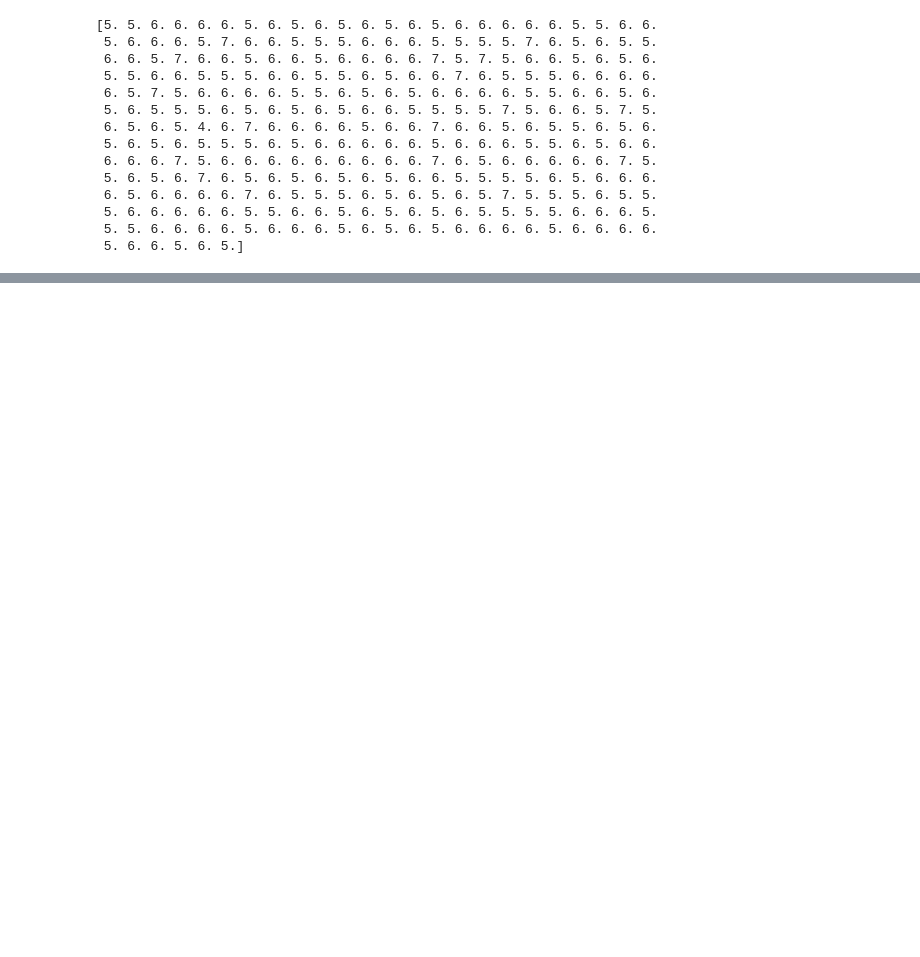
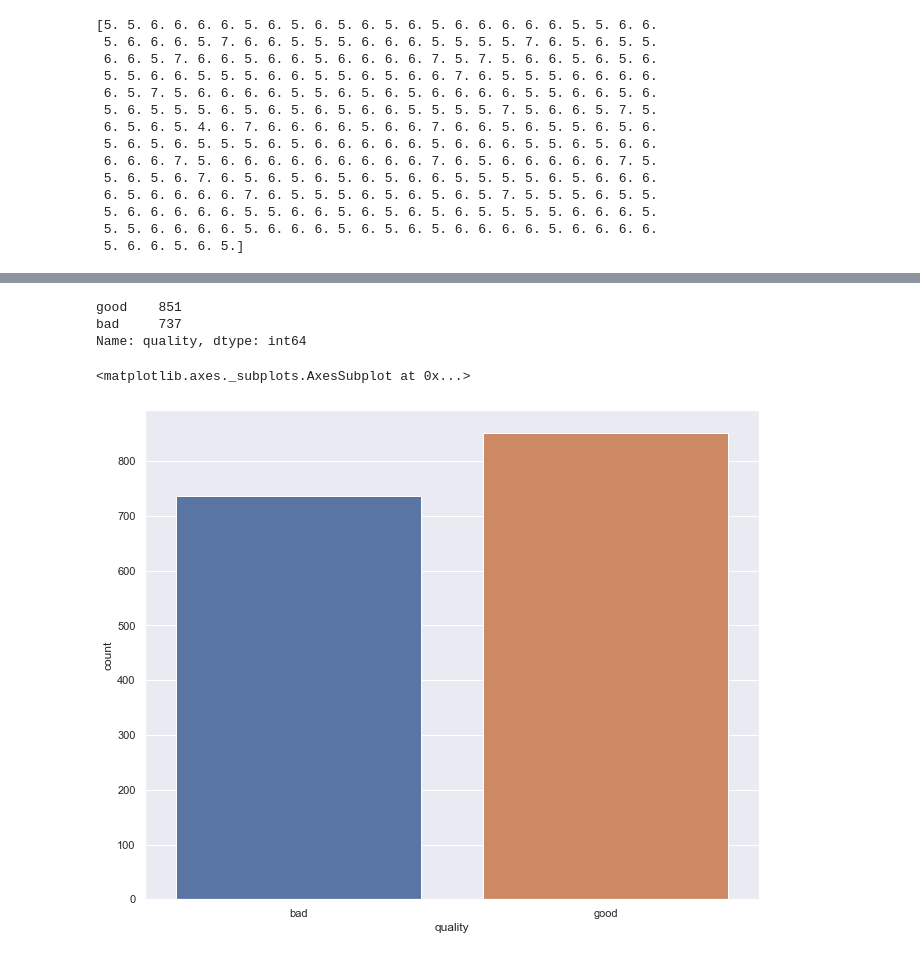
Before and after one commit to mateo-st/ML_UM, a Jupyter notebook: Entregable 1/LAB1 - Mordetzki, Stipanicic.ipynb, the cells around one changed output, grey strips where cells are left out. Saved outputs shown, nothing was run; the diff lists cells and outputs as text; code cells hidden in the pictures; blank space fills up the shorter version.

```diff
--- a/Entregable 1/LAB1 - Mordetzki, Stipanicic.ipynb
+++ b/Entregable 1/LAB1 - Mordetzki, Stipanicic.ipynb
@@ -279,0 +295,11 @@ print(predicted_quality)
+# %%
+
+wines_filter2['quality'] = wines_filter2['quality'].apply(lambda x: 'bad' if x < 6 else 'good')
+
+# el .apply aplioca una funcion a la columna "qualities". La funcion la defino como lambda, es como una comprenhension list pero de funciones
+# basicamente defino la funcion x, que retorna "bad" si x < 6 o "good" en otro caso. El .apply, para todo x, aplica esa funcion
+# lambda(x) = bad si x < 6
+# lambda(x) = good si x >= 6, y el .apply aplica para todo x esa funcion.
+
+#lets analyze what happened:
+wines_filter2.head()
@@ -279,0 +313,12 @@ print(predicted_quality)
+# %%
+# We changed the quality feature from cuantitative to qualitative, lets do some statistics:
+wines_filter2['quality'].value_counts()
+# %% [output]
+good    851
+bad     737
+Name: quality, dtype: int64
+# %%
+sns.countplot(wines_filter2['quality'])
+# %% [output]
+<matplotlib.axes._subplots.AxesSubplot at 0x...>
+[figure, added]
```
Also changed, not shown: parts of 34 cells of this notebook.
